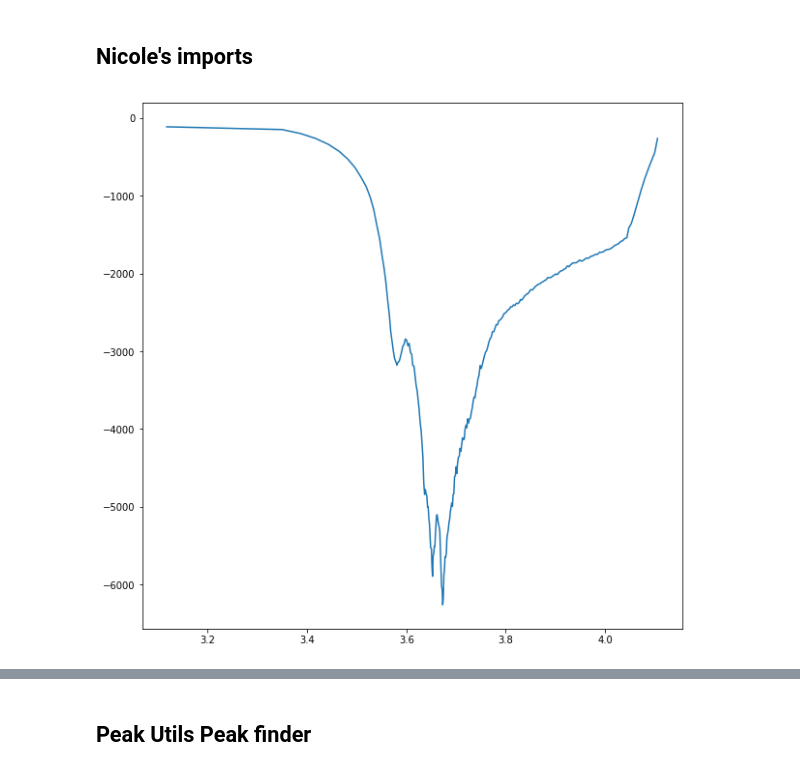
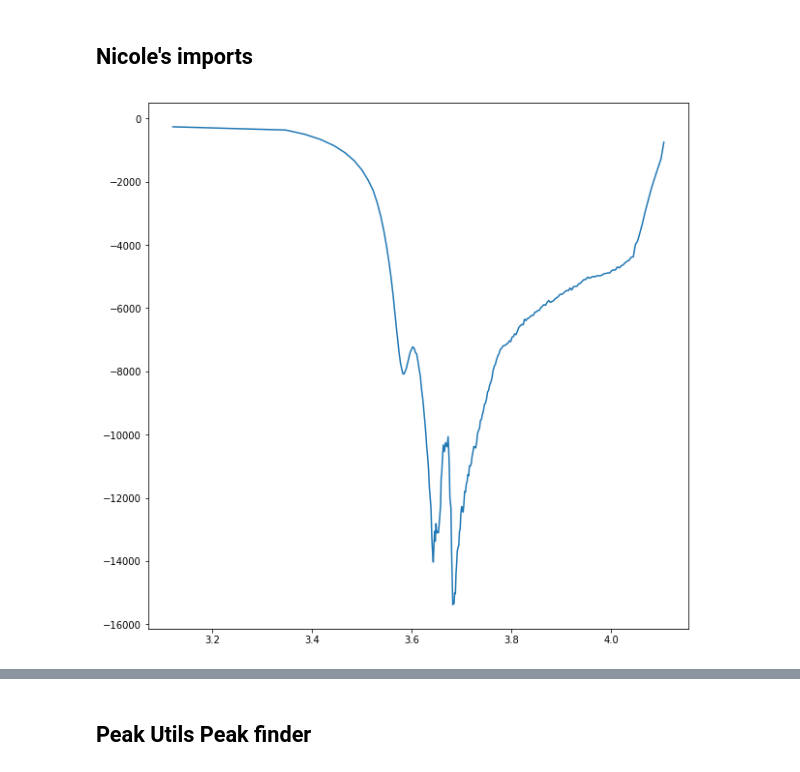
Before and after one commit to nicolet5/DiffCapAnalyzer, a Jupyter notebook: ourproject/FittingFunctionDev.ipynb, the cells around one changed output, grey strips where cells are left out. Saved outputs shown, nothing was run; the diff lists cells and outputs as text; code cells hidden in the pictures.

```diff
--- a/ourproject/FittingFunctionDev.ipynb
+++ b/ourproject/FittingFunctionDev.ipynb
@@ -23,19 +23,19 @@ from sklearn import mixture
 # %%
 import chachifuncs
 
 #chachifuncs.load_sep_cycles('NLT_Test/NLT_TestSource/', 'NLT_Test/NLT_TestSepCycles/')
 # I had to make this first directory (source) just as a small set of the data to test this code on, and then had to make a
 #directory for where I wanted my cycles to be stored in once they were seperated out. This code takes a while to run.
 
-testdf = pd.read_excel('NLT_Test/NLT_TestSource/NLTtestCycle7.xlsx')
+testdf = pd.read_excel('NLT_Test/NLT_TestSource/NLTtestCycle18.xlsx')
 #just picked a random one out of the separated out cycles
 
 charge, discharge = chachifuncs.clean_calc_sep_smooth(testdf, 17, 3)
 
 fig = plt.figure(figsize=(10, 10), facecolor='w', edgecolor='k')
 myplot = plt.plot(charge['Voltage(V)'], charge['Smoothed_dQ/dV'])
 # %% [output]
-[figure, old version]
+[figure, new version]
 # %%
 charge.head()
 # %% [output]
```
Also changed, not shown: parts of 7 cells of this notebook.
